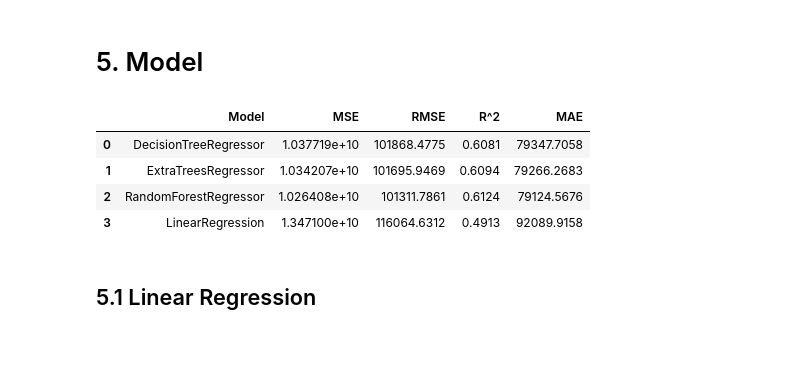
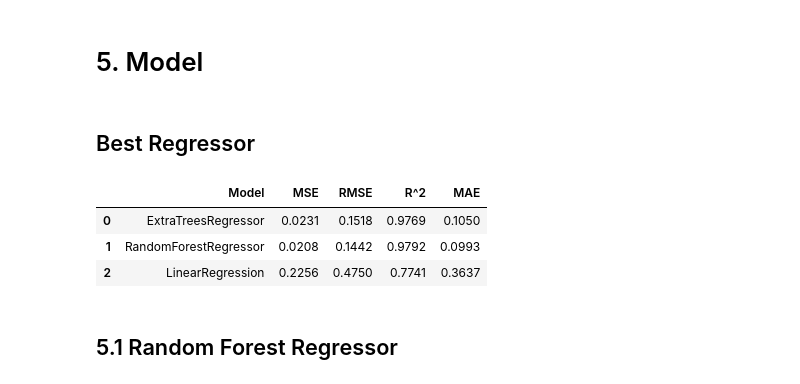
Before and after one commit to aishwarya-10/singapore-resale-flat-price-prediction, a Jupyter notebook: Data_processing.ipynb, the cells around one changed output. Saved outputs shown, nothing was run; the diff lists cells and outputs as text; code cells hidden in the pictures; blank space fills up the shorter version.

```diff
--- a/Data_processing.ipynb
+++ b/Data_processing.ipynb
@@ -345,0 +431,14 @@ Moderate skewness is observed in all features.
+# %%
+def remove_outliers(df, continuous_features):
+    """Interquartile Range (IQR) method based outlier removal"""
+    for column in continuous_features:
+        percentile25 = df[column].quantile(0.25) # Q1
+        percentile75 = df[column].quantile(0.75) # Q3
+        iqr = percentile75-percentile25
+        upper_lt = percentile75 + 1.5*iqr
+        lower_lt = percentile25 - 1.5*iqr
+        df[column] = df[column].clip(lower_lt, upper_lt)
+    return df
+# %%
+df2 = remove_outliers(df1, continuous_features)
+df2
@@ -352,13 +471,13 @@ scaler = StandardScaler()
 # Fit continuous columns and transform
 scaled_columns = ["floor_area_sqm", "resale_price"]
 
-scaler.fit(df1[scaled_columns])
+scaler.fit(df2[scaled_columns])
 
-scaled_df = pd.DataFrame(scaler.transform(df1[scaled_columns]), index=df1.index, columns=scaled_columns)
+scaled_df = pd.DataFrame(scaler.transform(df2[scaled_columns]), index=df2.index, columns=scaled_columns)
 
-df2 = df1.copy()
-df2 = df2.drop(["floor_area_sqm", "resale_price"], axis=1)
-scaled_df = pd.concat([df2, scaled_df], axis= 1)
+df3 = df2.copy()
+df3 = df3.drop(["floor_area_sqm", "resale_price"], axis=1)
+scaled_df = pd.concat([df3, scaled_df], axis= 1)
 
 scaled_df
 # %% [output]
@@ -425,0 +500,3 @@ df2
+# %%
+df4 = scaled_df.drop(["block", "street_name"], axis= 1)
+df4.head()
@@ -444,5 +634,7 @@ df1
 # %% [markdown]
 # 5. Model
+# %% [markdown]
+## Best Regressor
 # %%
 # Find the best prediction model with MSE, RMSE, R^2, MAE.
 
@@ -485,16 +677,15 @@ def evaluate_Reg_model(df: pd.DataFrame, algorithms: list):
     return df
 # %%
 # Evaluate regression models
-reg_algorithms = [DecisionTreeRegressor, ExtraTreesRegressor, RandomForestRegressor, LinearRegression]
+reg_algorithms = [ExtraTreesRegressor, RandomForestRegressor, LinearRegression]
 
-df_reg_performance = evaluate_Reg_model(df2, reg_algorithms)
+df_reg_performance = evaluate_Reg_model(df4, reg_algorithms)
 df_reg_performance
 # %% [output]
 |  | Model | MSE | RMSE | R^2 | MAE |
-| 0 | DecisionTreeRegressor | 1.037719e+10 | 101868.4775 | 0.6081 | 79347.7058 |
-| 1 | ExtraTreesRegressor | 1.034207e+10 | 101695.9469 | 0.6094 | 79266.2683 |
-| 2 | RandomForestRegressor | 1.026408e+10 | 101311.7861 | 0.6124 | 79124.5676 |
-| 3 | LinearRegression | 1.347100e+10 | 116064.6312 | 0.4913 | 92089.9158 |
+| 0 | ExtraTreesRegressor | 0.0231 | 0.1518 | 0.9769 | 0.1050 |
+| 1 | RandomForestRegressor | 0.0208 | 0.1442 | 0.9792 | 0.0993 |
+| 2 | LinearRegression | 0.2256 | 0.4750 | 0.7741 | 0.3637 |
 # %% [markdown]
-## 5.1 Linear Regression
+## 5.1 Random Forest Regressor
 # %%
```
Also changed, not shown: parts of 68 cells of this notebook, 1 other file.
